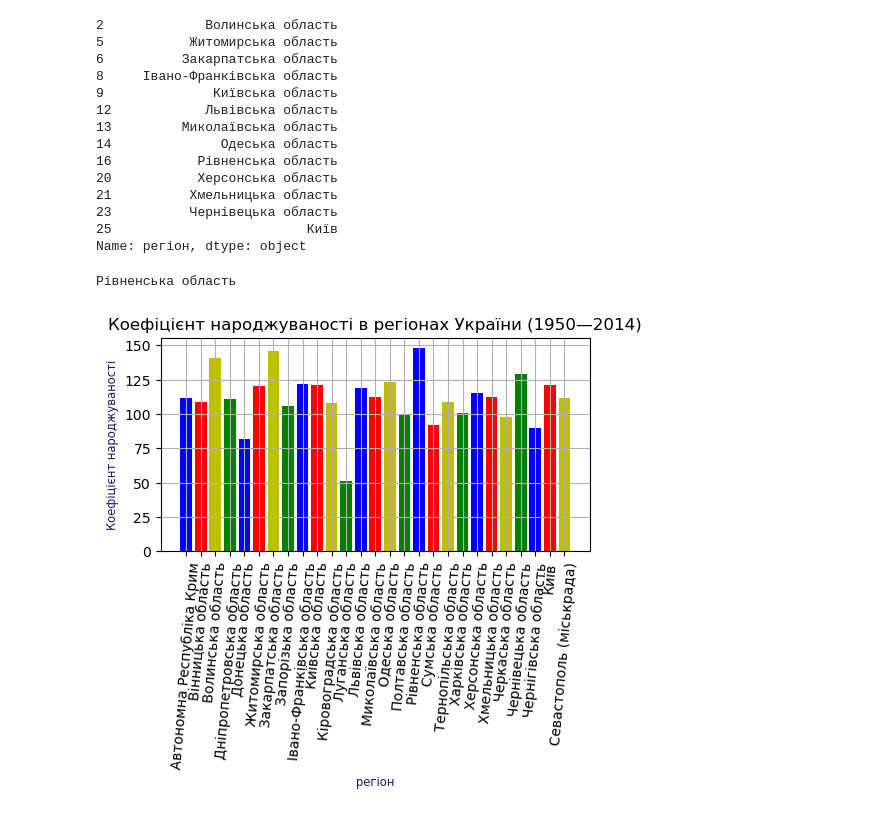
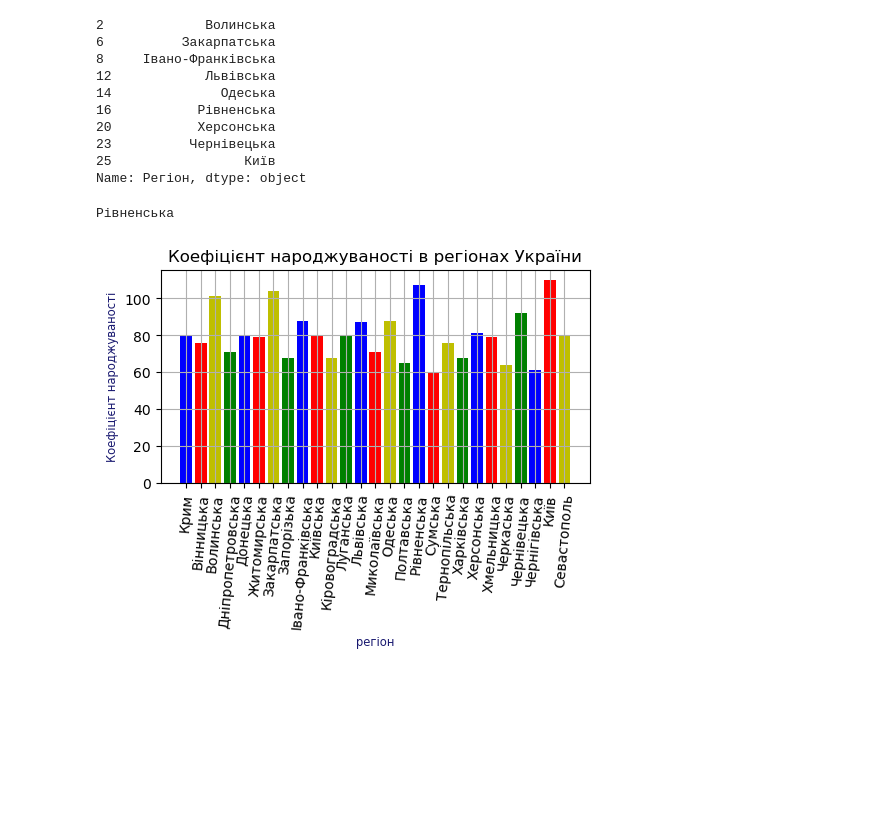
Before and after one commit to DenysTantsiura/datas, a Jupyter notebook: Hw_2.1/Hw2.1.ipynb, the cells around one changed output. Cells and saved outputs as stored; diff of their text form; code cells hidden in the pictures; blank space fills up the shorter version.

```diff
--- a/Hw_2.1/Hw2.1.ipynb
+++ b/Hw_2.1/Hw2.1.ipynb
@@ -249,53 +239,47 @@ print(new_p1t1)
 # %%
 # Отримайте список регіонів, де рівень народжуваності у 2019 році був вищим за середній по Україні
-# в таблиці дані лише до 2014 включно...
-print(new_p1t1[new_p1t1['2014'] > new_p1t1['2014'].mean()]['регіон'])
+print(new_p1t1[new_p1t1['2019'] > new_p1t1['2019'].mean()]['Регіон'])
 # %% [output]
-2             Волинська область
-5           Житомирська область
-6          Закарпатська область
-8     Івано-Франківська область
-9              Київська область
-12            Львівська область
-13         Миколаївська область
-14              Одеська область
-16           Рівненська область
-20           Херсонська область
-21          Хмельницька область
-23          Чернівецька область
-25                         Київ
-Name: регіон, dtype: object
+2             Волинська
+6          Закарпатська
+8     Івано-Франківська
+12            Львівська
+14              Одеська
+16           Рівненська
+20           Херсонська
+23          Чернівецька
+25                 Київ
+Name: Регіон, dtype: object
 # %%
 # У якому регіоні була найвища народжуваність у 2014 році?
-print(new_p1t1[new_p1t1['2014'] == new_p1t1['2014'].max()]['регіон'].iloc[0])
+print(new_p1t1[new_p1t1['2014'] == new_p1t1['2014'].max()]['Регіон'].iloc[0])
 # %% [output]
-Рівненська область
+Рівненська
 # %%
 # Побудуйте стовпчикову діаграму народжуваності по регіонах у 2019 році
-# в таблиці дані лише до 2014 включно...
 colors = []
 [colors.extend(['b', 'r', 'y', 'g'])
- for _ in range(len(new_p1t1['регіон']) // 4 + 1)]
+ for _ in range(len(new_p1t1['Регіон']) // 4 + 1)]
 plt.bar(
-    new_p1t1['регіон'],
-    new_p1t1['2014'],
-    color=colors[:len(new_p1t1['регіон'])]
+    new_p1t1['Регіон'],
+    new_p1t1['2019'],
+    color=colors[:len(new_p1t1['Регіон'])]
     # angle=-0.5
 )
 
 plt.xlabel('регіон', fontsize='small', color='midnightblue')
 plt.ylabel('Коефіцієнт народжуваності', fontsize='small', color='midnightblue')
-plt.title('Коефіцієнт народжуваності в регіонах України (1950—2014)', fontsize=12)
+plt.title('Коефіцієнт народжуваності в регіонах України', fontsize=12)
 plt.xticks(rotation=85)
 plt.grid(True)
 plt.subplots_adjust(
     top=0.935,
     bottom=0.49,
     left=0.14,
     right=0.81,
     hspace=0.2,
     wspace=0.2
 )
 plt.show()
 # %% [output]
-[figure, old version]
+[figure, new version]
```
Also changed, not shown: parts of 17 cells of this notebook.
